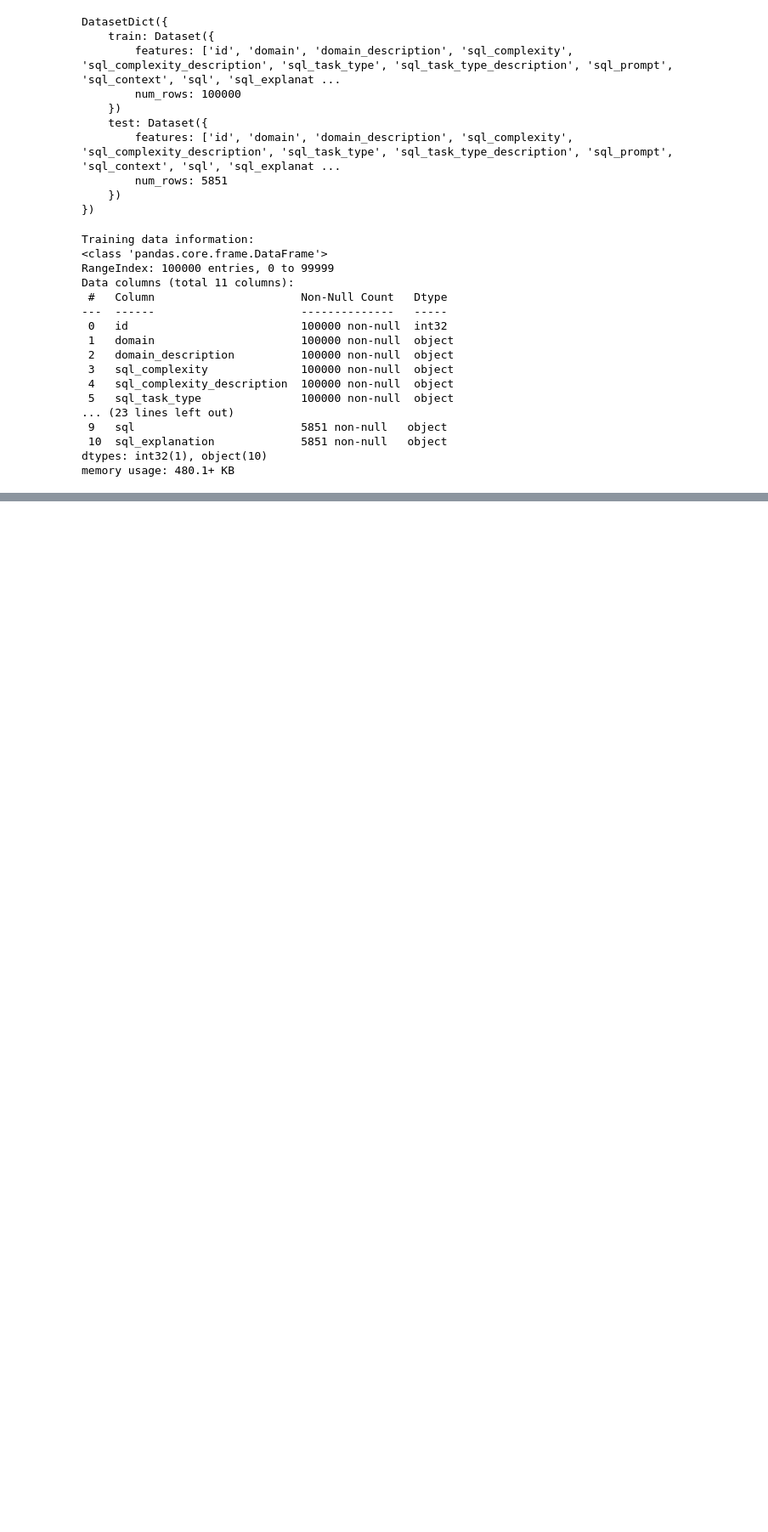
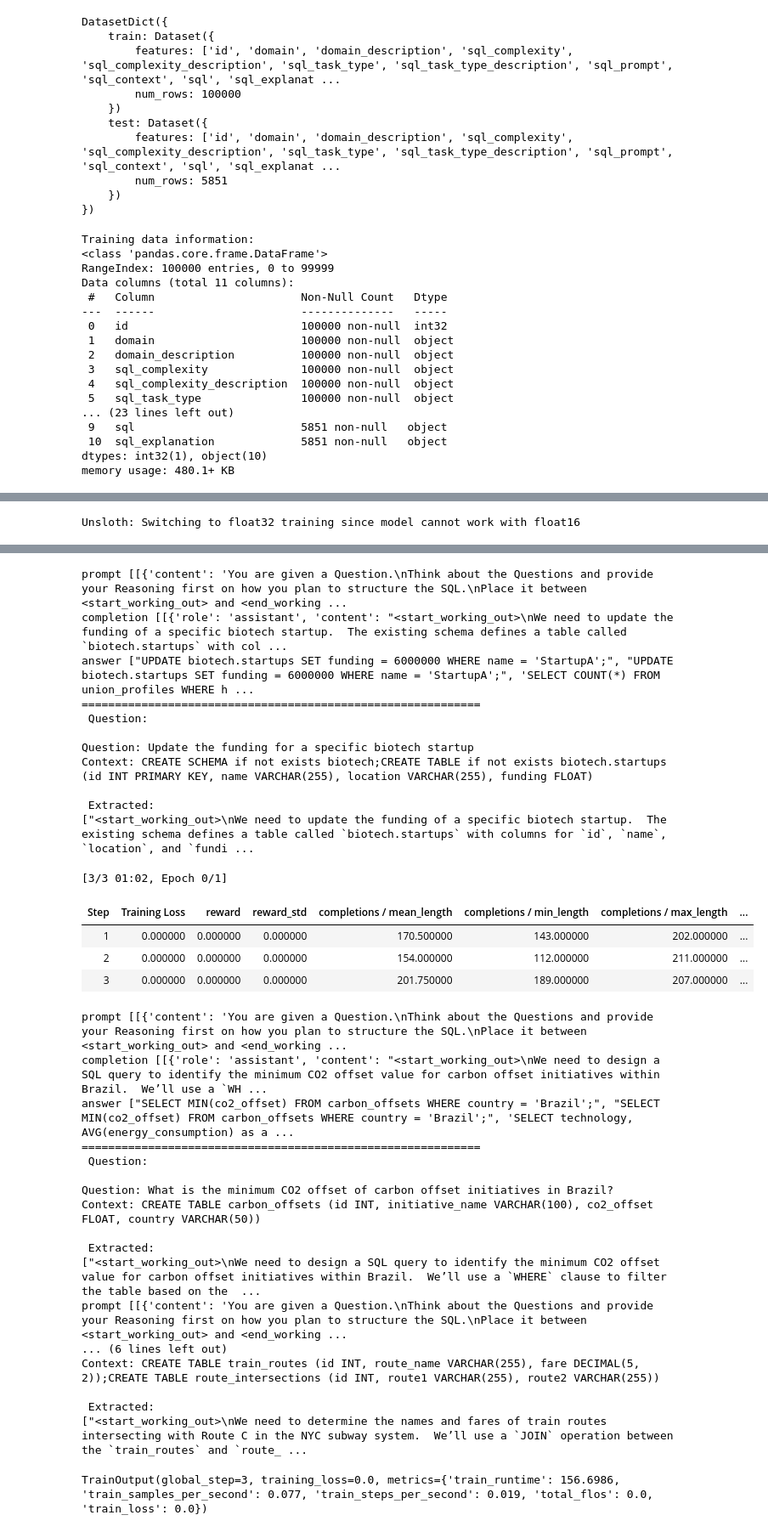
Before and after one commit to Anumalamadhu/llmproject, a Jupyter notebook: LLM_SQL_Finetuning_.ipynb, the cells around one changed output, grey strips where cells are left out. Shown at 85% size. Drawn from its saved outputs; the diff is of its cells as text; code cells hidden in the pictures; blank space fills up the shorter version.

```diff
--- a/LLM_SQL_Finetuning_.ipynb
+++ b/LLM_SQL_Finetuning_.ipynb
@@ -489,0 +522,8 @@ Results DataFrame:
+# %%
+reasoning_model_peft = FastModel.get_peft_model(
+    reasoning_model,
+    finetune_vision_layers = False, # Turn off for just text!
+    r = 8,           # Larger = higher accuracy, but might overfit
+    lora_alpha = 8,  # Recommended alpha == r at least
+    random_state = 2000,
+)
@@ -489,0 +663,38 @@ Results DataFrame:
+# %%
+max_prompt_length = 256
+max_seq_length = 512
+
+
+training_args = GRPOConfig(
+    learning_rate = 5e-6,
+    adam_beta1 = 0.9,
+    adam_beta2 = 0.99,
+    weight_decay = 0.1,
+    warmup_ratio = 0.1,
+    lr_scheduler_type = "cosine",
+    optim = "adamw_torch_fused",
+    logging_steps = 1,
+    per_device_train_batch_size = 2,
+    gradient_accumulation_steps = 2, # Increase to 4 for smoother training
+    num_generations = 2,
+    max_prompt_length = max_prompt_length,
+    max_completion_length = max_seq_length - max_prompt_length,
+    max_steps = 3,
+    save_steps = 3,
+    max_grad_norm = 0.1,
+    report_to = "none", # Can use Weights & Biases
+    output_dir = "outputs",
+)
+# %%
+trainer = GRPOTrainer(
+    model = reasoning_model_peft,
+    processing_class = tokenizer,
+    reward_funcs = [
+        match_similarity
+    ],
+    args = training_args,
+    train_dataset = reasoning_dataset['train'],
+)
+trainer.train()
+# %% [output]
+Unsloth: Switching to float32 training since model cannot work with float16
@@ -489,0 +707,34 @@ Results DataFrame:
+prompt [[{'content': 'You are given a Question.\nThink about the Questions and provide your Reasoning first on how you plan to structure the SQL.\nPlace it between <start_working_out> and <end_working ...
+completion [[{'role': 'assistant', 'content': "<start_working_out>\nWe need to update the funding of a specific biotech startup.  The existing schema defines a table called `biotech.startups` with col ...
+answer ["UPDATE biotech.startups SET funding = 6000000 WHERE name = 'StartupA';", "UPDATE biotech.startups SET funding = 6000000 WHERE name = 'StartupA';", 'SELECT COUNT(*) FROM union_profiles WHERE h ...
+============================================================
+ Question:
+
+Question: Update the funding for a specific biotech startup
+Context: CREATE SCHEMA if not exists biotech;CREATE TABLE if not exists biotech.startups (id INT PRIMARY KEY, name VARCHAR(255), location VARCHAR(255), funding FLOAT)
+
+ Extracted:
+["<start_working_out>\nWe need to update the funding of a specific biotech startup.  The existing schema defines a table called `biotech.startups` with columns for `id`, `name`, `location`, and `fundi ...
+[3/3 01:02, Epoch 0/1]
+| Step | Training Loss | reward | reward_std | completions / mean_length | completions / min_length | completions / max_length | ... |
+| 1 | 0.000000 | 0.000000 | 0.000000 | 170.500000 | 143.000000 | 202.000000 | ... |
+| 2 | 0.000000 | 0.000000 | 0.000000 | 154.000000 | 112.000000 | 211.000000 | ... |
+| 3 | 0.000000 | 0.000000 | 0.000000 | 201.750000 | 189.000000 | 207.000000 | ... |
+prompt [[{'content': 'You are given a Question.\nThink about the Questions and provide your Reasoning first on how you plan to structure the SQL.\nPlace it between <start_working_out> and <end_working ...
+completion [[{'role': 'assistant', 'content': "<start_working_out>\nWe need to design a SQL query to identify the minimum CO2 offset value for carbon offset initiatives within Brazil.  We’ll use a `WH ...
+answer ["SELECT MIN(co2_offset) FROM carbon_offsets WHERE country = 'Brazil';", "SELECT MIN(co2_offset) FROM carbon_offsets WHERE country = 'Brazil';", 'SELECT technology, AVG(energy_consumption) as a ...
+============================================================
+ Question:
+
+Question: What is the minimum CO2 offset of carbon offset initiatives in Brazil?
+Context: CREATE TABLE carbon_offsets (id INT, initiative_name VARCHAR(100), co2_offset FLOAT, country VARCHAR(50))
+
+ Extracted:
+["<start_working_out>\nWe need to design a SQL query to identify the minimum CO2 offset value for carbon offset initiatives within Brazil.  We’ll use a `WHERE` clause to filter the table based on the  ...
+prompt [[{'content': 'You are given a Question.\nThink about the Questions and provide your Reasoning first on how you plan to structure the SQL.\nPlace it between <start_working_out> and <end_working ...
+... (6 lines left out)
+Context: CREATE TABLE train_routes (id INT, route_name VARCHAR(255), fare DECIMAL(5, 2));CREATE TABLE route_intersections (id INT, route1 VARCHAR(255), route2 VARCHAR(255))
+
+ Extracted:
+["<start_working_out>\nWe need to determine the names and fares of train routes intersecting with Route C in the NYC subway system.  We’ll use a `JOIN` operation between the `train_routes` and `route_ ...
+TrainOutput(global_step=3, training_loss=0.0, metrics={'train_runtime': 156.6986, 'train_samples_per_second': 0.077, 'train_steps_per_second': 0.019, 'total_flos': 0.0, 'train_loss': 0.0})
```
Also changed, not shown: parts of 50 cells of this notebook, 1 other file.
